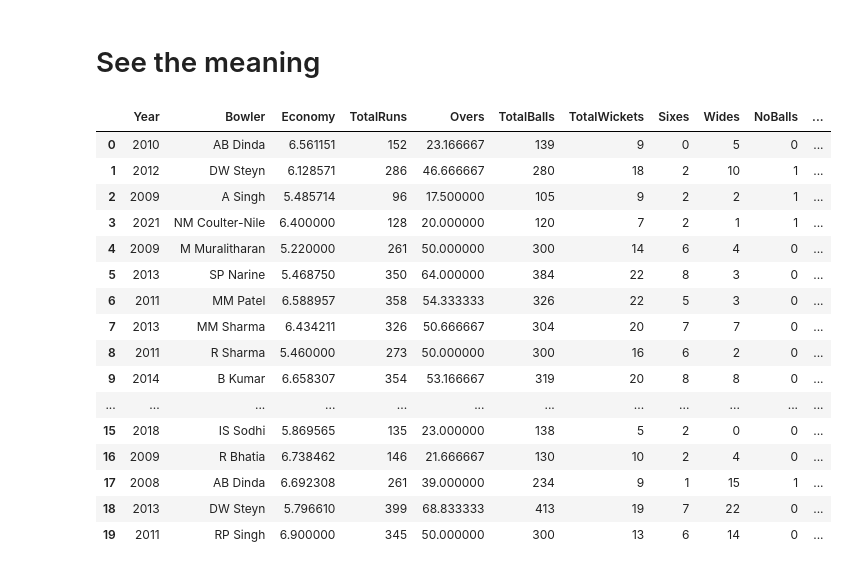
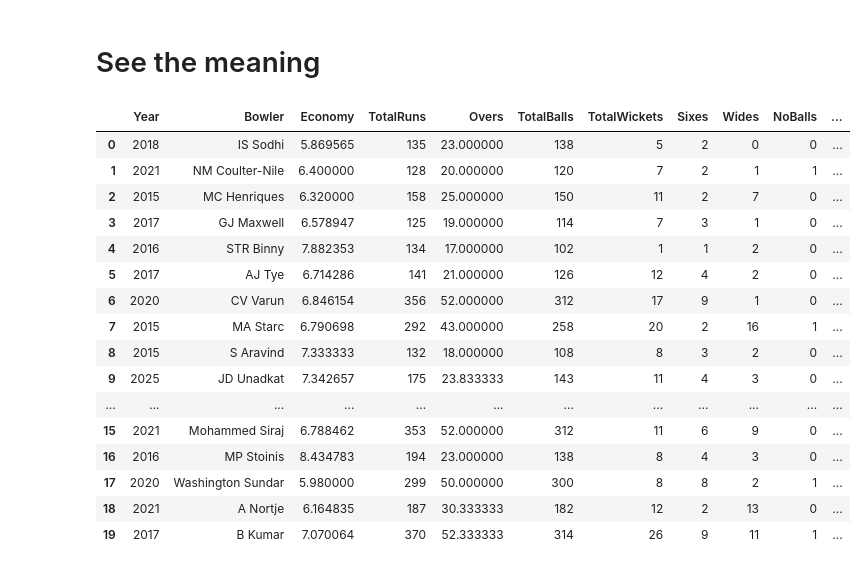
Before and after one commit to greenbear26/fielding-independent-bowling, a Jupyter notebook: main.ipynb, the cells around one changed output. Cells and saved outputs as stored; diff of their text form; code cells hidden in the pictures.

```diff
--- a/main.ipynb
+++ b/main.ipynb
@@ -153,7 +153,7 @@ for year in filtered_df['Year'].unique():
         total_wickets = bowler_data[bowler_data['Kind'].isin(['bowled', 'caught', 'lbw', 'stumped', 'hit wicket', 'caught and bowled'])].shape[0]
 
         # Fielding Indpendent wickets (bowled, lbw, hit wicker, caught and bowled) [Maybe add stumped later]
-        fielding_independent_wickets = bowler_data[bowler_data['Kind'].isin(['bowled', 'caught and bowled', 'lbw', 'hit wicket'])].shape[0]
+        fielding_independent_wickets = bowler_data[bowler_data['Kind'].isin(['bowled', 'caught and bowled', 'lbw', 'hit wicket', 'stumped'])].shape[0]
 
         rows_list.append({
             'Year': year,
@@ -220,9 +197,9 @@ avg_economy_by_year
 # %% [markdown]
 # Training the model
 # %%
-recent_year_bowler_df = bowler_df[bowler_df['Year'] >= 2022]
+recent_year_bowler_df = bowler_df[bowler_df['Year'] >= 2015]
 
-X = recent_year_bowler_df[['Sixes', 'Wides', 'NoBalls', 'FI Wickets', 'DotBalls']].div(recent_year_bowler_df['Overs'], axis=0)
+X = recent_year_bowler_df[['Sixes', 'Wides', 'NoBalls', 'FI Wickets']].div(recent_year_bowler_df['Overs'], axis=0)
 y = recent_year_bowler_df['Economy']
 
 fib_reg = LinearRegression().fit(X, y)
@@ -250,34 +227,34 @@ fib_reg.coef_, fib_reg.intercept_
 # %%
 # Store FIB stats for each bowler in the dataframe
 fib_coefficients = np.array(fib_reg.coef_)
 fib_coefficients = np.insert(fib_coefficients, 0, fib_reg.intercept_)
 
-for index, row in bowler_df.iterrows():
-    bowler_df.at[index, 'FIB'] = fib_coefficients[0] + fib_coefficients[1] * (row['Sixes'] / row['Overs']) + \
+for index, row in recent_year_bowler_df.iterrows():
+    recent_year_bowler_df.at[index, 'raw_FIB'] = fib_coefficients[0] + fib_coefficients[1] * (row['Sixes'] / row['Overs']) + \
                                 fib_coefficients[2] * (row['Wides'] / row['Overs']) + \
                                 fib_coefficients[3] * (row['NoBalls'] / row['Overs']) + \
-                                fib_coefficients[4] * (row['FI Wickets'] / row['Overs']) + \
-                                fib_coefficients[5] * (row['DotBalls'] / row['Overs'])
+                                fib_coefficients[4] * (row['FI Wickets'] / row['Overs'])# + \
+                                # fib_coefficients[5] * (row['DotBalls'] / row['Overs'])
 
-bowler_df.sort_values(by=['FIB'], inplace=True)
-bowler_df = bowler_df.reset_index(drop=True)
-bowler_df.to_csv('data/bowler-stats-with-fib.csv', index=False)
-bowler_df.head(20)
+recent_year_bowler_df.sort_values(by=['raw_FIB'], inplace=True)
+recent_year_bowler_df = recent_year_bowler_df.reset_index(drop=True)
+recent_year_bowler_df.to_csv('data/bowler-stats-with-fib.csv', index=False)
+recent_year_bowler_df.head(20)
 # %% [output]
 |  | Year | Bowler | Economy | TotalRuns | Overs | TotalBalls | TotalWickets | Sixes | Wides | NoBalls | ... |
-| 0 | 2010 | AB Dinda | 6.561151 | 152 | 23.166667 | 139 | 9 | 0 | 5 | 0 | ... |
-| 1 | 2012 | DW Steyn | 6.128571 | 286 | 46.666667 | 280 | 18 | 2 | 10 | 1 | ... |
-| 2 | 2009 | A Singh | 5.485714 | 96 | 17.500000 | 105 | 9 | 2 | 2 | 1 | ... |
-| 3 | 2021 | NM Coulter-Nile | 6.400000 | 128 | 20.000000 | 120 | 7 | 2 | 1 | 1 | ... |
-| 4 | 2009 | M Muralitharan | 5.220000 | 261 | 50.000000 | 300 | 14 | 6 | 4 | 0 | ... |
-| 5 | 2013 | SP Narine | 5.468750 | 350 | 64.000000 | 384 | 22 | 8 | 3 | 0 | ... |
-| 6 | 2011 | MM Patel | 6.588957 | 358 | 54.333333 | 326 | 22 | 5 | 3 | 0 | ... |
-| 7 | 2013 | MM Sharma | 6.434211 | 326 | 50.666667 | 304 | 20 | 7 | 7 | 0 | ... |
-| 8 | 2011 | R Sharma | 5.460000 | 273 | 50.000000 | 300 | 16 | 6 | 2 | 0 | ... |
-| 9 | 2014 | B Kumar | 6.658307 | 354 | 53.166667 | 319 | 20 | 8 | 8 | 0 | ... |
+| 0 | 2018 | IS Sodhi | 5.869565 | 135 | 23.000000 | 138 | 5 | 2 | 0 | 0 | ... |
+| 1 | 2021 | NM Coulter-Nile | 6.400000 | 128 | 20.000000 | 120 | 7 | 2 | 1 | 1 | ... |
+| 2 | 2015 | MC Henriques | 6.320000 | 158 | 25.000000 | 150 | 11 | 2 | 7 | 0 | ... |
+| 3 | 2017 | GJ Maxwell | 6.578947 | 125 | 19.000000 | 114 | 7 | 3 | 1 | 0 | ... |
+| 4 | 2016 | STR Binny | 7.882353 | 134 | 17.000000 | 102 | 1 | 1 | 2 | 0 | ... |
+| 5 | 2017 | AJ Tye | 6.714286 | 141 | 21.000000 | 126 | 12 | 4 | 2 | 0 | ... |
+| 6 | 2020 | CV Varun | 6.846154 | 356 | 52.000000 | 312 | 17 | 9 | 1 | 0 | ... |
+| 7 | 2015 | MA Starc | 6.790698 | 292 | 43.000000 | 258 | 20 | 2 | 16 | 1 | ... |
+| 8 | 2015 | S Aravind | 7.333333 | 132 | 18.000000 | 108 | 8 | 3 | 2 | 0 | ... |
+| 9 | 2025 | JD Unadkat | 7.342657 | 175 | 23.833333 | 143 | 11 | 4 | 3 | 0 | ... |
 | ... | ... | ... | ... | ... | ... | ... | ... | ... | ... | ... | ... |
-| 15 | 2018 | IS Sodhi | 5.869565 | 135 | 23.000000 | 138 | 5 | 2 | 0 | 0 | ... |
-| 16 | 2009 | R Bhatia | 6.738462 | 146 | 21.666667 | 130 | 10 | 2 | 4 | 0 | ... |
-| 17 | 2008 | AB Dinda | 6.692308 | 261 | 39.000000 | 234 | 9 | 1 | 15 | 1 | ... |
-| 18 | 2013 | DW Steyn | 5.796610 | 399 | 68.833333 | 413 | 19 | 7 | 22 | 0 | ... |
-| 19 | 2011 | RP Singh | 6.900000 | 345 | 50.000000 | 300 | 13 | 6 | 14 | 0 | ... |
+| 15 | 2021 | Mohammed Siraj | 6.788462 | 353 | 52.000000 | 312 | 11 | 6 | 9 | 0 | ... |
+| 16 | 2016 | MP Stoinis | 8.434783 | 194 | 23.000000 | 138 | 8 | 4 | 3 | 0 | ... |
+| 17 | 2020 | Washington Sundar | 5.980000 | 299 | 50.000000 | 300 | 8 | 8 | 2 | 1 | ... |
+| 18 | 2021 | A Nortje | 6.164835 | 187 | 30.333333 | 182 | 12 | 2 | 13 | 0 | ... |
+| 19 | 2017 | B Kumar | 7.070064 | 370 | 52.333333 | 314 | 26 | 9 | 11 | 1 | ... |
```
Also changed, not shown: parts of 9 cells of this notebook, 2 other files.
